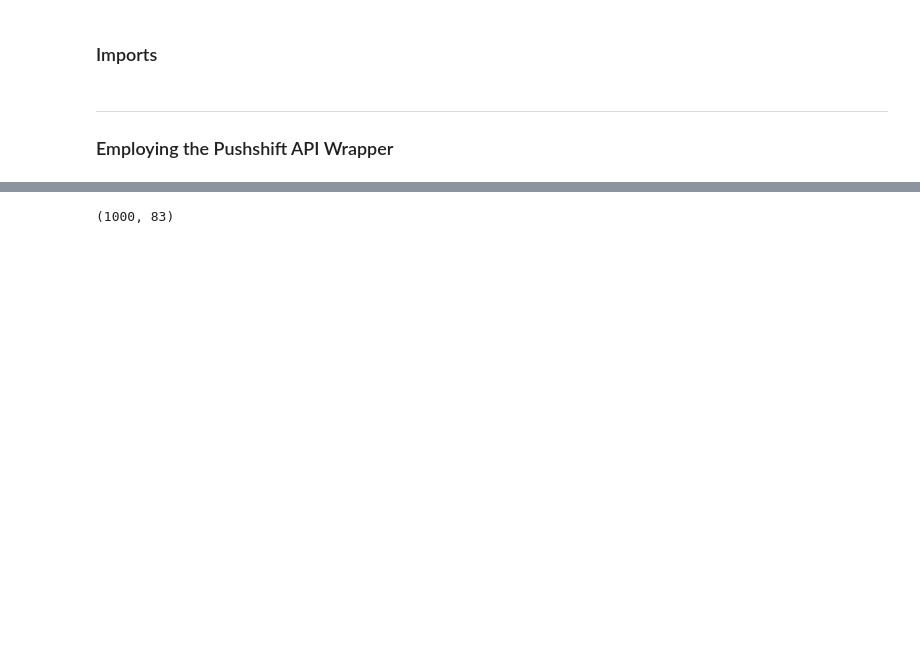
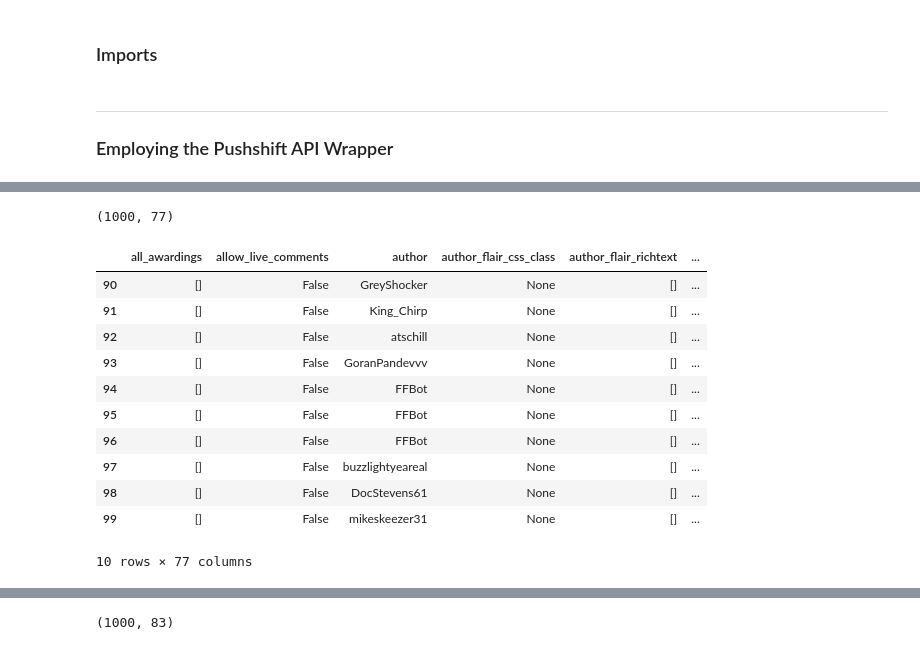
Before and after one commit to pemurp19/Web-Scraping-and-NLP---Reddit, a Jupyter notebook: code/Web Scraping.ipynb, the cells around one changed output, grey strips where cells are left out. Saved outputs shown, nothing was run; the diff lists cells and outputs as text; code cells hidden in the pictures; blank space fills up the shorter version.

```diff
--- a/code/Web Scraping.ipynb
+++ b/code/Web Scraping.ipynb
@@ -11,20 +11,28 @@ import requests
 ### Employing the Pushshift API Wrapper
 # %%
 # Focus on r/fantasyfootball first
-url = 'https://api.pushshift.io/reddit/search/submission'
 
 # Set up function to pull 100 posts from subreddit page
 # using a different 'before' parameter on each pull
 
-def pull_100_posts(subreddit_name, before_param):
-    params = {
-        'subreddit': subreddit_name,
-        'size': 100,
-        'before': before_param}
+def pull_100_posts(subreddit_name):
+    full_df = pd.DataFrame()
+    url = 'https://api.pushshift.io/reddit/search/submission'
 
-    res = requests.get(url, params)
-    print(res.status_code)
+    before_param = 1655872062
+    for _ in range(10):
+        params = {
+            'subreddit': subreddit_name,
+            'size': 100,
+            'before': before_param}
 
-    posts = res.json()['data']
+        res = requests.get(url, params)
+        print(res.status_code)
 
-    return posts
+        posts = res.json()['data']
+        group = pd.DataFrame(posts)
+
+        full_df = pd.concat([full_df,group])
+        before_param = before_param - 1_000_000
+
+    return full_df
@@ -118,0 +39,2 @@ group_10 = pd.DataFrame(pull_100_posts('NFL', '270d'))
+# %%
+fantasy_df = pull_100_posts('fantasyfootball')
@@ -118,0 +52,19 @@ group_10 = pd.DataFrame(pull_100_posts('NFL', '270d'))
+# %%
+fantasy_df.shape
+# %% [output]
+(1000, 77)
+# %%
+fantasy_df.iloc[90:100]
+# %% [output]
+|  | all_awardings | allow_live_comments | author | author_flair_css_class | author_flair_richtext | ... |
+| 90 | [] | False | GreyShocker | None | [] | ... |
+| 91 | [] | False | King_Chirp | None | [] | ... |
+| 92 | [] | False | atschill | None | [] | ... |
+| 93 | [] | False | GoranPandevvv | None | [] | ... |
+| 94 | [] | False | FFBot | None | [] | ... |
+| 95 | [] | False | FFBot | None | [] | ... |
+| 96 | [] | False | FFBot | None | [] | ... |
+| 97 | [] | False | buzzlightyeareal | None | [] | ... |
+| 98 | [] | False | DocStevens61 | None | [] | ... |
+| 99 | [] | False | mikeskeezer31 | None | [] | ... |
+10 rows × 77 columns
```
Also changed, not shown: parts of 13 cells of this notebook.
